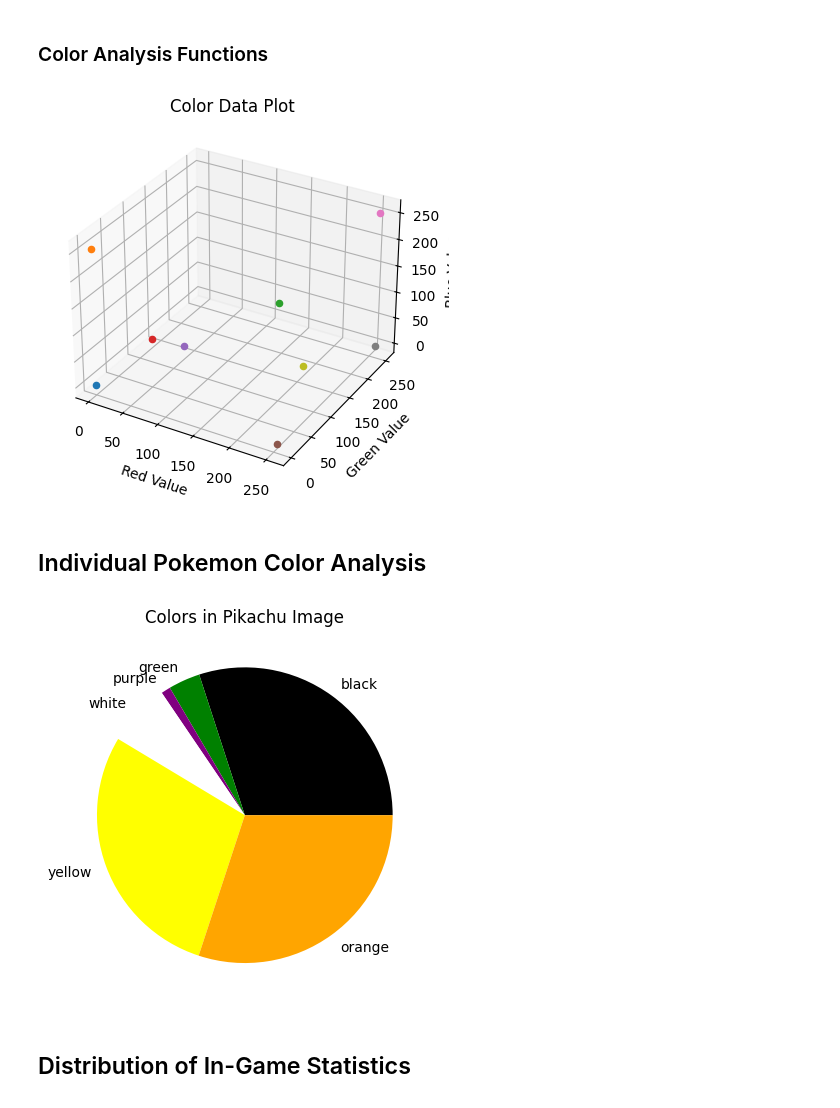
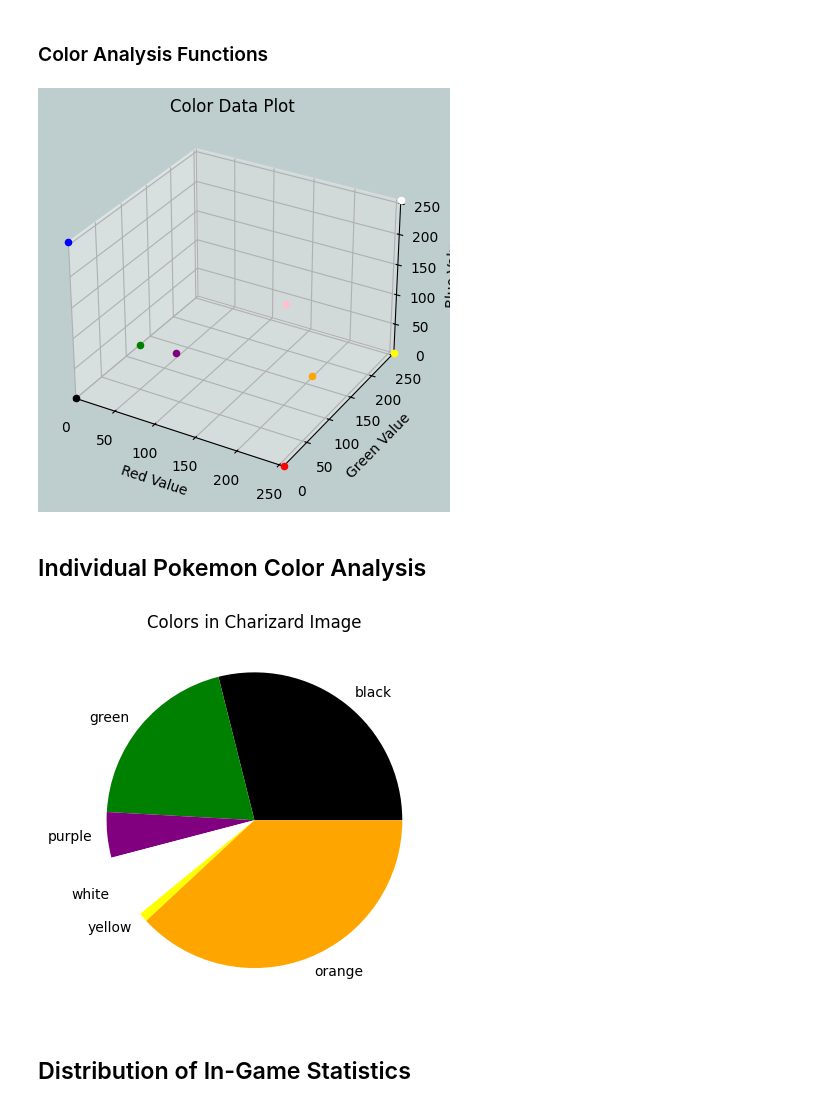
Before and after one commit to KyberCritter/Classify-Them-All, a Jupyter notebook: create_visuals.ipynb, the cells around one changed output. Drawn from its saved outputs; the diff is of its cells as text; code cells hidden in the pictures.

Commit message:
more visuals

```diff
--- a/create_visuals.ipynb
+++ b/create_visuals.ipynb
@@ -163,26 +163,39 @@ def image_color_breakdown(image_path: str) -> pd.DataFrame:
 # %%
 import matplotlib.pyplot as plt
 import numpy as np
 from IPython.display import HTML
 from matplotlib import animation
 
-fig = plt.figure()
-ax = fig.add_subplot(projection="3d")
+bkg_color = "#becdcd"
+
+fig = plt.figure(facecolor=bkg_color)
+ax = fig.add_subplot(projection="3d", facecolor=bkg_color)
+ax.set_axisbelow(True)
+
+ax.set_xlim((0, 255))
+ax.set_ylim((0, 255))
+ax.set_zlim((0, 255))
+
+color_name_df = pd.DataFrame(columns=["Color", "Red", "Green", "Blue"])
 
 for color in COLOR_DICT:
     r, g, b = int(f"0x{color[1:3]}", base=16), int(f"0x{color[3:5]}", base=16), int(f"0x{color[5:7]}", base=16)
     color_name = COLOR_DICT[color]
-    ax.scatter(r, g, b)
+    color_name_df = pd.concat([
+        color_name_df,
+        pd.DataFrame(data=[[color_name, r, g, b]], columns=["Color", "Red", "Green", "Blue"])
+    ])
+    ax.scatter(r, g, b, c=color_name)
 
 ax.set_title("Color Data Plot")
 ax.set_xlabel("Red Value")
 ax.set_ylabel("Green Value")
 ax.set_zlabel("Blue Value")
 
 plt.savefig(os.path.join(GRAPHICS_DIR, f"color_plot.png"), transparent=True)
 
 plt.show()
 # %% [output]
-[figure, old version]
+[figure, new version]
 # %% [markdown]
 ## Individual Pokemon Color Analysis
@@ -189,6 +204,4 @@ plt.show()
 # %%
-pkmn_name = "Pikachu"
-
 try:
     img_filename = pkmn_stats[pkmn_stats["Name"] == pkmn_name.lower()]["Filename"].iloc[0]
 except:
@@ -201,7 +214,7 @@ color_df = image_color_breakdown(img_path)
 color_df.iloc[0].plot.pie(y="value", colors=color_df.columns, title=f"Colors in {pkmn_name} Image", xlabel="", ylabel="")
 plt.savefig(os.path.join(GRAPHICS_DIR, f"{pkmn_name}_colors.png"), transparent=True)
 # %% [output]
-[figure, old version]
+[figure, new version]
 # %% [markdown]
 ## Distribution of In-Game Statistics
 # %%
```
Also changed, not shown: parts of 3 cells of this notebook, 1 other file.
